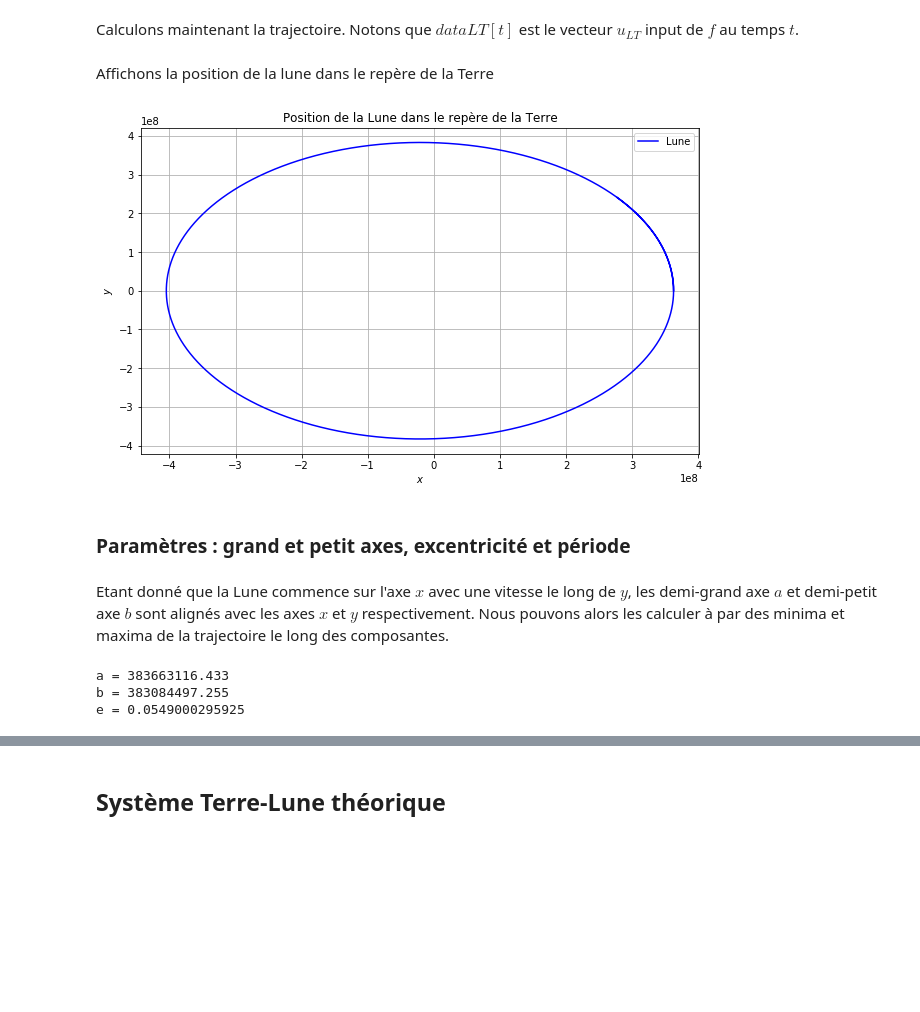
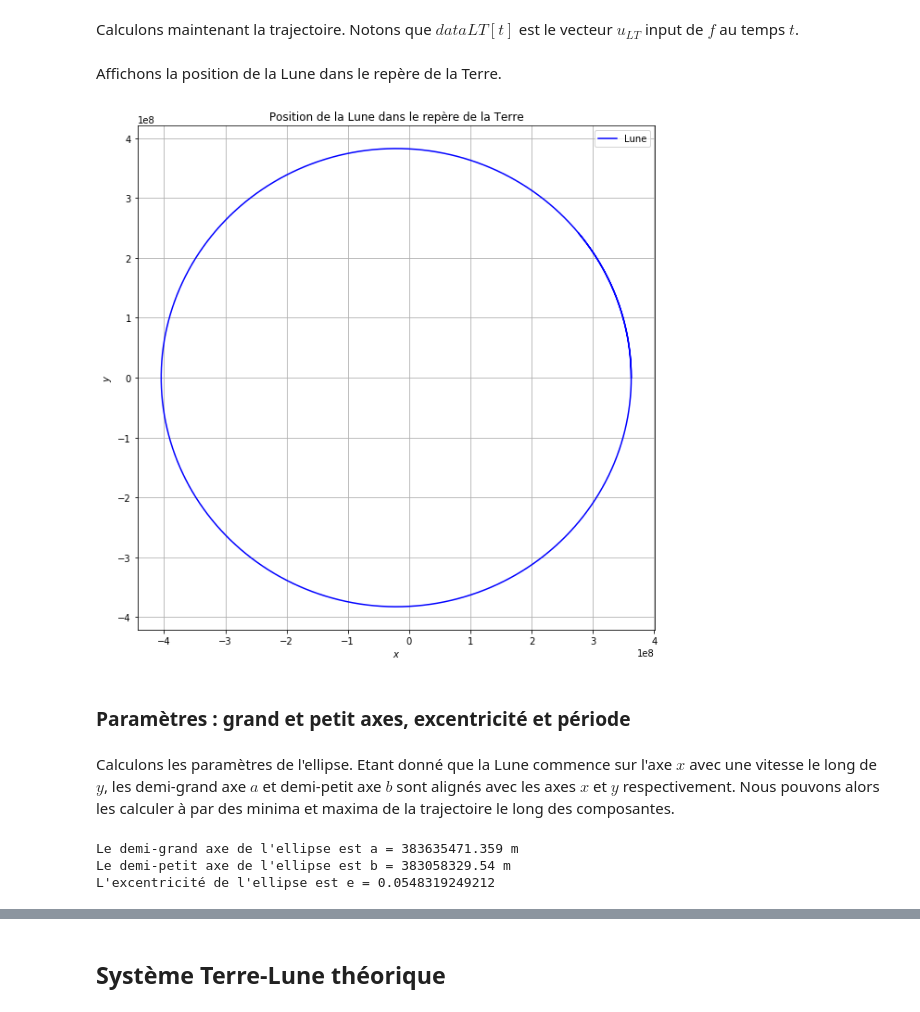
Before and after one commit to BerthilWorshipersSociety/MATH-314_travail_1, a Jupyter notebook: Travail n°1 Kepler - SCHOONEN Cédric, JAMOTTE Maxime.ipynb, the cells around one changed output, grey strips where cells are left out. Saved outputs shown, nothing was run; the diff lists cells and outputs as text; code cells hidden in the pictures; blank space fills up the shorter version.

Commit message:
final? affinage, investigations supplémentaires, ordre pour euler et rk2, animation asteroide plus efficace

```diff
--- a/Travail n°1 Kepler - SCHOONEN Cédric, JAMOTTE Maxime.ipynb
+++ b/Travail n°1 Kepler - SCHOONEN Cédric, JAMOTTE Maxime.ipynb
@@ -17,0 +78,6 @@ from matplotlib import pyplot
+# %%
+def f(uLT):
+    return numpy.array([uLT[2],\
+                        uLT[3],\
+                        -G*(mT+mL)*uLT[0]/(uLT[0]**2+uLT[1]**2)**(3/2),\
+                        -G*(mT+mL)*uLT[1]/(uLT[0]**2+uLT[1]**2)**(3/2)])
@@ -19,7 +87,7 @@ from matplotlib import pyplot
 Ensuite, entrons les données caractéristiques du système. $T$ est la durée durant laquelle nous voulons simuler les trajectoires de la lune et de la Terre et $N$ est le paramètre qui définit le nombre de lignes des matrices de données de chaque astre.
 # %%
 T = 3600*24*30
-dt = 10
+dt = 1
 N = 1+int(T/dt)
 
 mT = 5.972*10**24
@@ -54,9 +98,6 @@ Encodons à présent les conditions initiales. Nous nommons $dataLT$ la matrice
 # %%
 dataLT = numpy.empty((N,4))
 
-# dataL0 = [362600000,0,0,1083.4*mT/(mT+mL)]
-# dataT0 = [0,0,0,-1083.4*mL/(mT+mL)] #1083.4349740009823
+uLT0 = [362600000,0,0,1083.4] #1083.4349740009823 (valeur pour une excentricité de 0.054900)
 
-dataLT0 = [362600000,0,0,1083.4349740009823]
-
-dataLT[0] = dataLT0
+dataLT[0] = uLT0
@@ -68,7 +104,3 @@ La première ligne de $out$ est la trajectoire de la Terre, la seconde celle de
-# %%
-def f(uLT):
-    return numpy.array([uLT[2],uLT[3],-G*(mT+mL)*uLT[0]/(uLT[0]**2+uLT[1]**2)**(3/2),\
-                        -G*(mT+mL)*uLT[1]/(uLT[0]**2+uLT[1]**2)**(3/2)])
 # %% [markdown]
 ### Implémentation de Runge Kutta 4
 # %% [markdown]
@@ -90,22 +122,22 @@ for t in range(1,N):
 
     dataLT[t] = rk4(f,dataLT[t-1],dt)
 # %% [markdown]
-Affichons la position de la lune dans le repère de la Terre
+Affichons la position de la Lune dans le repère de la Terre.
 # %%
-pyplot.figure(figsize=(10,6))
+pyplot.figure(figsize=(10,10))
 pyplot.grid(True)
 pyplot.xlabel('$x$')
 pyplot.ylabel('$y$')
 pyplot.plot(dataLT[:,0],dataLT[:,1], 'b-', label='Lune')
 pyplot.title('Position de la Lune dans le repère de la Terre')
 pyplot.legend();
 pyplot.show();
 # %% [output]
-[figure, old version]
+[figure, new version]
 # %% [markdown]
 ### Paramètres : grand et petit axes, excentricité et période
 # %% [markdown]
-Etant donné que la Lune commence sur l'axe $x$ avec une vitesse le long de $y$, les demi-grand axe $a$ et demi-petit axe $b$ sont alignés avec les axes $x$ et $y$ respectivement. Nous pouvons alors les calculer à par des minima et maxima de la trajectoire le long des composantes.
+Calculons les paramètres de l'ellipse. Etant donné que la Lune commence sur l'axe $x$ avec une vitesse le long de $y$, les demi-grand axe $a$ et demi-petit axe $b$ sont alignés avec les axes $x$ et $y$ respectivement. Nous pouvons alors les calculer à par des minima et maxima de la trajectoire le long des composantes.
 # %%
 def computeParameters(posEllipse):
     a = 1/2*(numpy.max(posEllipse[:,0])-numpy.min(posEllipse[:,0]))
@@ -119,10 +151,10 @@ a = parameters[0]
 b = parameters[1]
 e = parameters[2]
 
-print("a =", a)
-print("b =", b)
-print("e =", e)
+print("Le demi-grand axe de l'ellipse est a =", a, "m")
+print("Le demi-petit axe de l'ellipse est b =", b, "m")
+print("L'excentricité de l'ellipse est e =", e)
 # %% [output]
-a = 383663116.433
-b = 383084497.255
-e = 0.0549000295925
+Le demi-grand axe de l'ellipse est a = 383635471.359 m
+Le demi-petit axe de l'ellipse est b = 383058329.54 m
+L'excentricité de l'ellipse est e = 0.0548319249212
```
Also changed, not shown: parts of 149 cells of this notebook.
